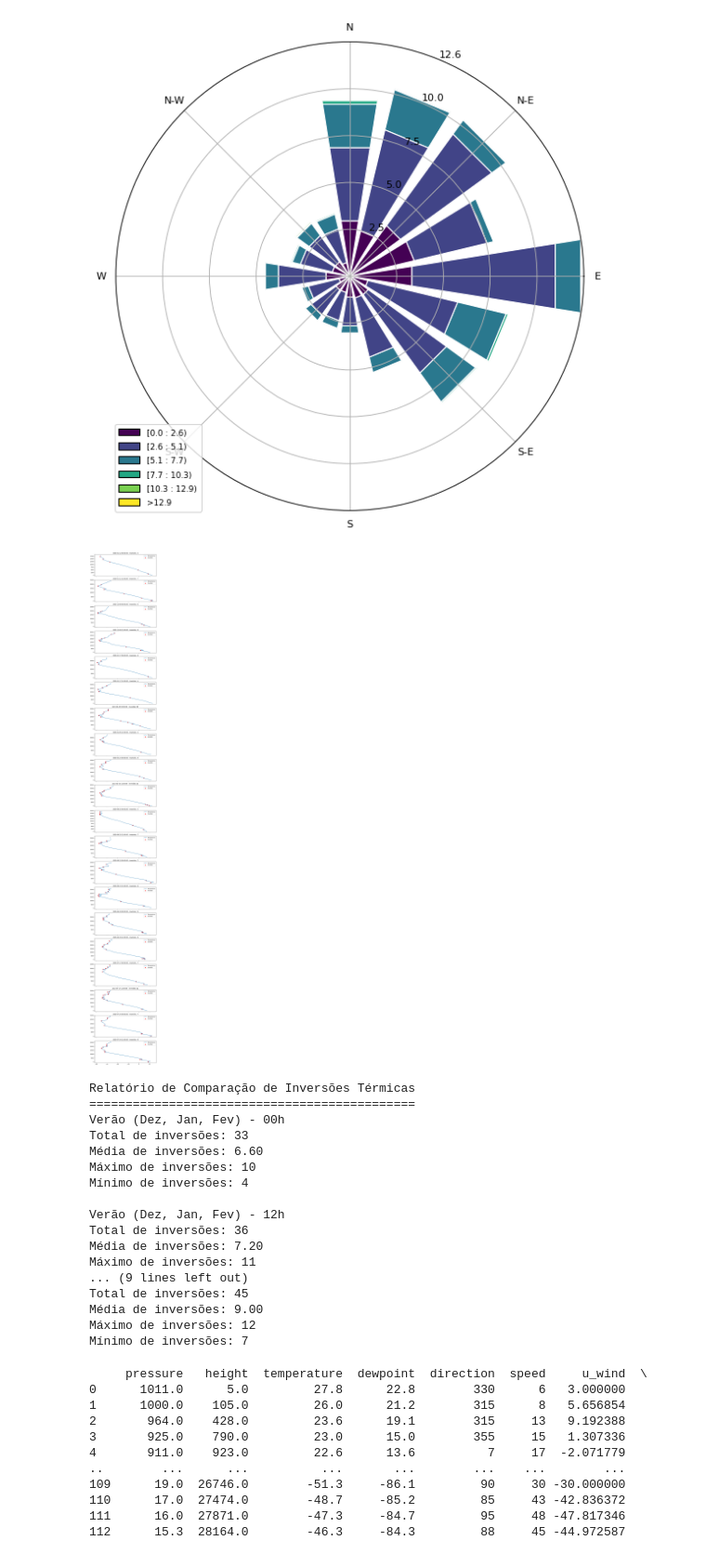
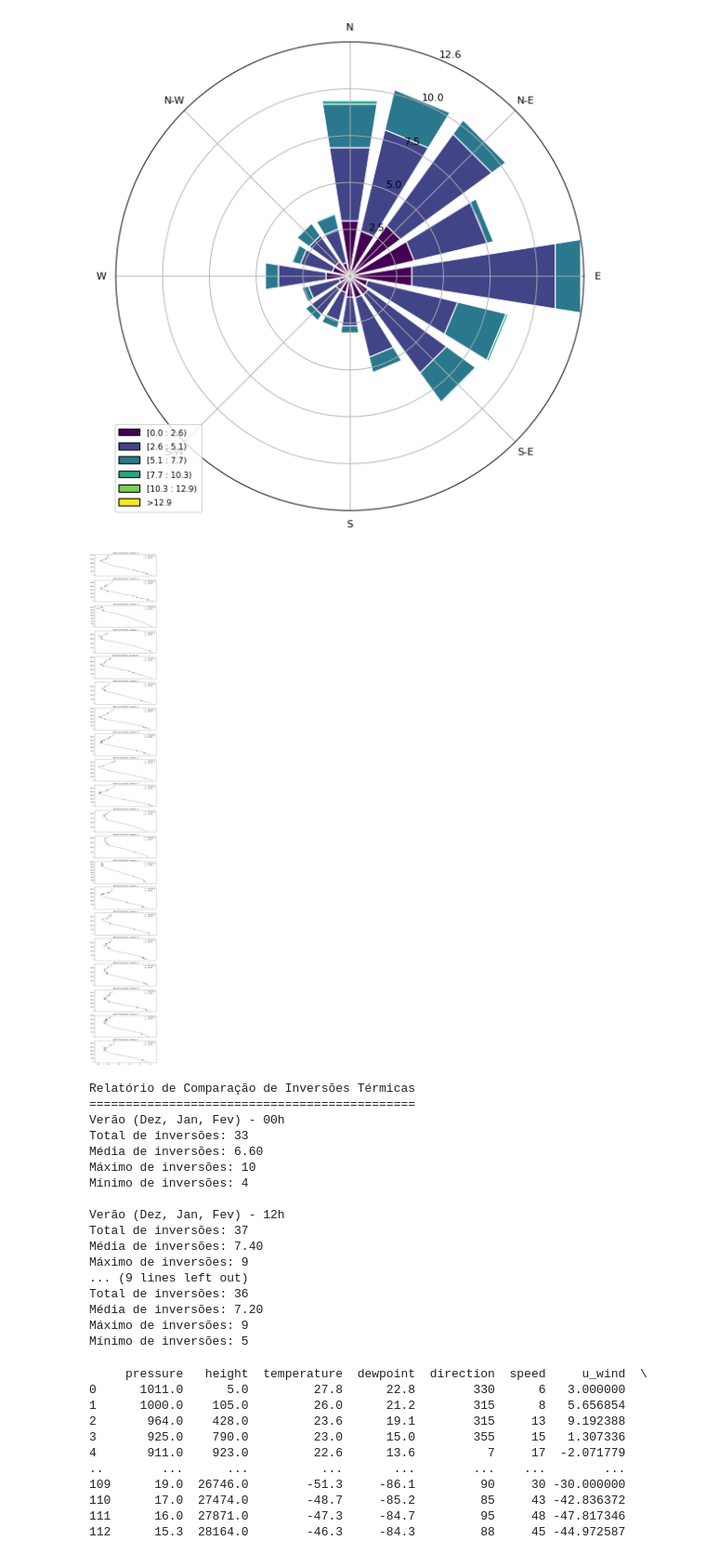
Before and after one commit to Marcosperrude/ENS5173_202401, a Jupyter notebook: atividade02.ipynb, the cells around one changed output. Shown at 93% size. Cells and saved outputs as stored; diff of their text form; code cells hidden in the pictures.

```diff
--- a/atividade02.ipynb
+++ b/atividade02.ipynb
@@ -204,9 +204,9 @@ from siphon.simplewebservice.wyoming import WyomingUpperAir
 # Local da análise
 station = 'SBFL'
 
-# Gerado aleatoriamente pelo código acima
-dias = [12, 9, 17, 5, 23, 25, 23, 19, 17, 24]
-meses = [1, 12, 1, 1, 2, 8, 8, 6, 7, 7]
+# Inserindo de modo manual
+dias = [2, 3, 5, 27, 12, 15, 25, 29, 21, 9]
+meses = [1, 2, 1, 12, 2, 6, 8, 6, 6, 7]
 horas = [0, 12]
 
 # Agrupar meses de verão e inverno
@@ -279,34 +279,34 @@ total_verao_12, media_verao_12, max_verao_12, min_verao_12 = calcular_estatistic
 # Inverno
 total_inverno_00, media_inverno_00, max_inverno_00, min_inverno_00 = calcular_estatisticas(inversoes_inverno_00)
 total_inverno_12, media_inverno_12, max_inverno_12, min_inverno_12 = calcular_estatisticas(inversoes_inverno_12)
 
 print("Relatório de Comparação de Inversões Térmicas")
 print("=============================================")
 print("Verão (Dez, Jan, Fev) - 00h")
 print(f"Total de inversões: {total_verao_00}")
 print(f"Média de inversões: {media_verao_00:.2f}")
 print(f"Máximo de inversões: {max_verao_00}")
 print(f"Mínimo de inversões: {min_verao_00}\n")
 
 print("Verão (Dez, Jan, Fev) - 12h")
 print(f"Total de inversões: {total_verao_12}")
 print(f"Média de inversões: {media_verao_12:.2f}")
 print(f"Máximo de inversões: {max_verao_12}")
 print(f"Mínimo de inversões: {min_verao_12}\n")
 
 print("Inverno (Jun, Jul, Ago) - 00h")
 print(f"Total de inversões: {total_inverno_00}")
 print(f"Média de inversões: {media_inverno_00:.2f}")
 print(f"Máximo de inversões: {max_inverno_00}")
 print(f"Mínimo de inversões: {min_inverno_00}\n")
 
 print("Inverno (Jun, Jul, Ago) - 12h")
 print(f"Total de inversões: {total_inverno_12}")
 print(f"Média de inversões: {media_inverno_12:.2f}")
 print(f"Máximo de inversões: {max_inverno_12}")
 print(f"Mínimo de inversões: {min_inverno_12}")
 # %% [output]
-[figure, old version]
+[figure, new version]
 Relatório de Comparação de Inversões Térmicas
 =============================================
 Verão (Dez, Jan, Fev) - 00h
@@ -316,14 +316,14 @@ Máximo de inversões: 10
 Mínimo de inversões: 4
 
 Verão (Dez, Jan, Fev) - 12h
+Total de inversões: 37
+Média de inversões: 7.40
+Máximo de inversões: 9
+... (9 lines left out)
 Total de inversões: 36
 Média de inversões: 7.20
-Máximo de inversões: 11
-... (9 lines left out)
-Total de inversões: 45
-Média de inversões: 9.00
-Máximo de inversões: 12
-Mínimo de inversões: 7
+Máximo de inversões: 9
+Mínimo de inversões: 5
 # %%
 from datetime import datetime
 
```
